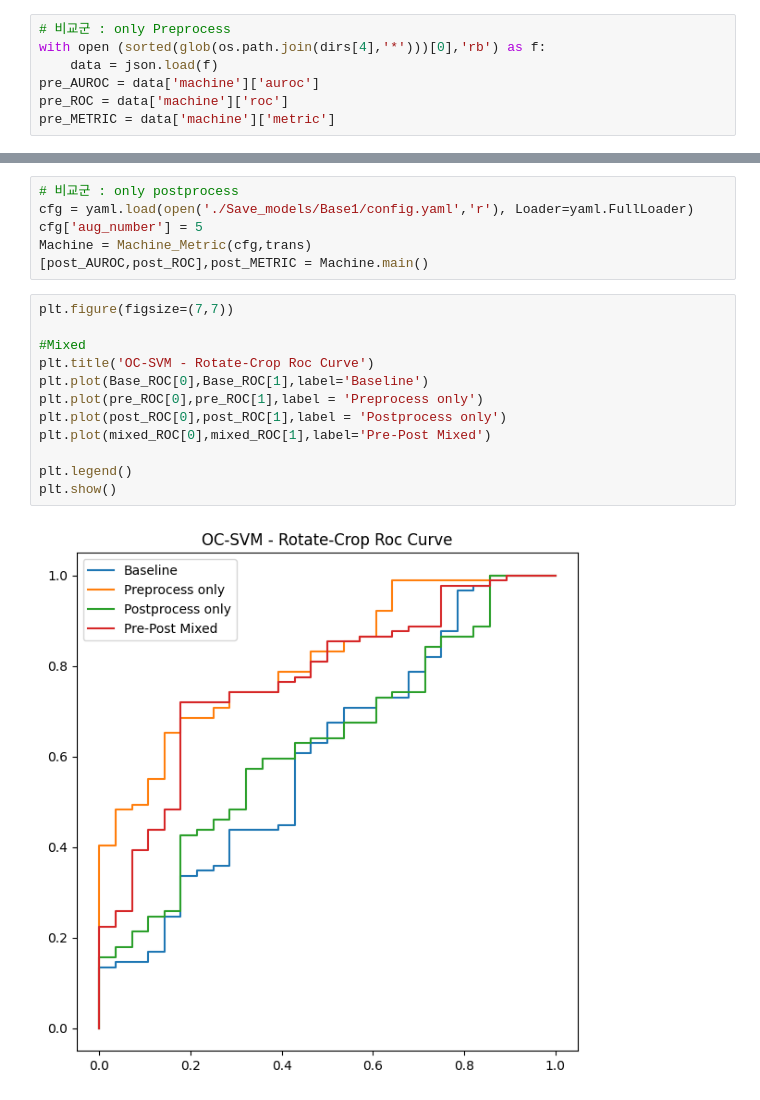
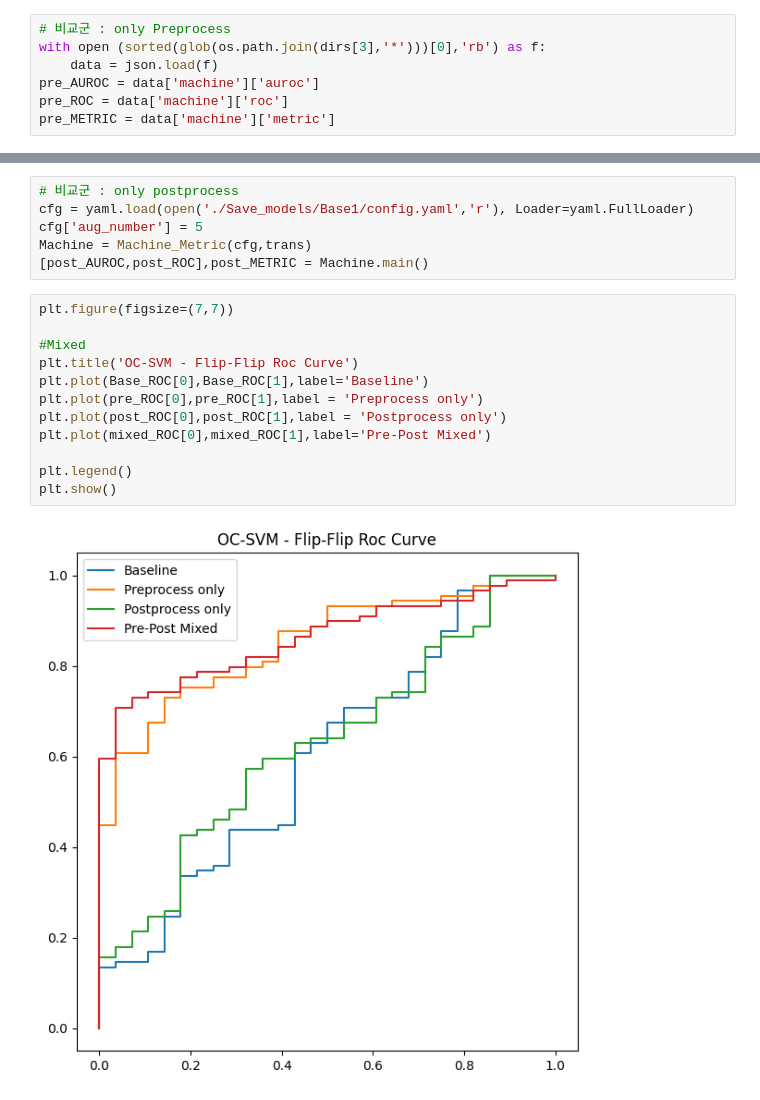
Before and after one commit to crimama/BA, a Jupyter notebook: 3.Anomaly Detection/Example/Result_Carpet.ipynb, the cells around one changed output, grey strips where cells are left out. Cells and saved outputs as stored; diff of their text form.

```diff
--- a/3.Anomaly Detection/Example/Carpet_Result.ipynb
+++ b/3.Anomaly Detection/Example/Result_Carpet.ipynb
@@ -297,6 +295,6 @@ Base_METRIC = data['machine']['metric']
 # %%
 # 비교군 : only Preprocess
-with open (sorted(glob(os.path.join(dirs[4],'*')))[0],'rb') as f:
+with open (sorted(glob(os.path.join(dirs[3],'*')))[0],'rb') as f:
     data = json.load(f)
 pre_AUROC = data['machine']['auroc']
 pre_ROC = data['machine']['roc']
@@ -312,17 +310,17 @@ Machine = Machine_Metric(cfg,trans)
 # %%
 plt.figure(figsize=(7,7))
 
 #Mixed
-plt.title('OC-SVM - Rotate-Crop Roc Curve')
+plt.title('OC-SVM - Flip-Flip Roc Curve')
 plt.plot(Base_ROC[0],Base_ROC[1],label='Baseline')
 plt.plot(pre_ROC[0],pre_ROC[1],label = 'Preprocess only')
 plt.plot(post_ROC[0],post_ROC[1],label = 'Postprocess only')
 plt.plot(mixed_ROC[0],mixed_ROC[1],label='Pre-Post Mixed')
 
 plt.legend()
 plt.show()
 # %% [output]
-[figure, old version]
+[figure, new version]
 # %%
 df = pd.DataFrame(np.c_[np.c_[Base_METRIC,pre_METRIC,post_METRIC,mixed_METRIC].T,np.r_[Base_AUROC,pre_AUROC,post_AUROC,mixed_AUROC].T])
 df.columns = ['Accuracy','Precision','Recall','F1-score','AUROC']
```
Also changed, not shown: parts of 6 cells of this notebook, 2 other files.
